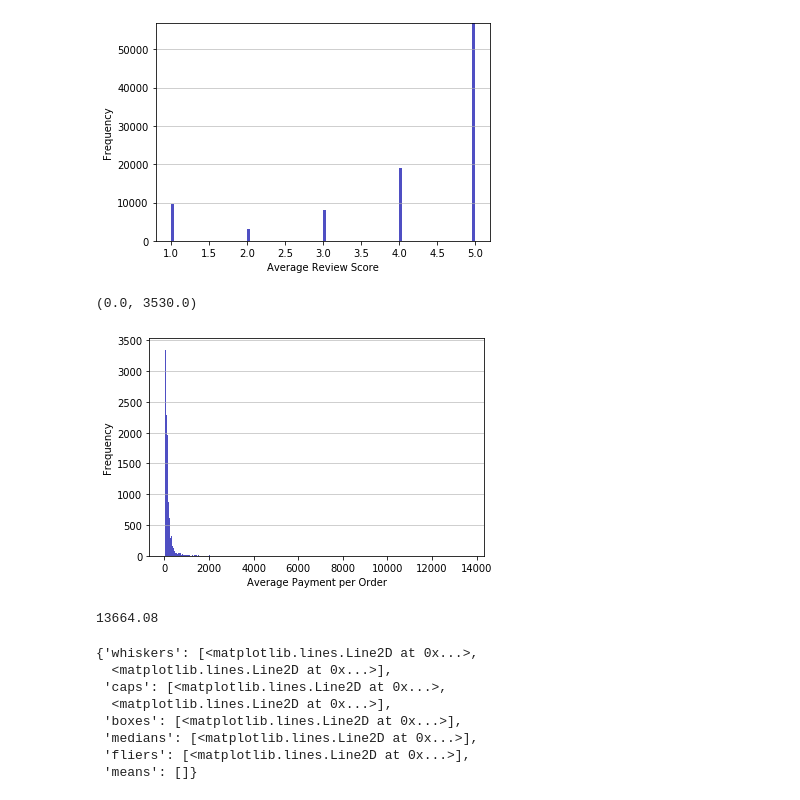
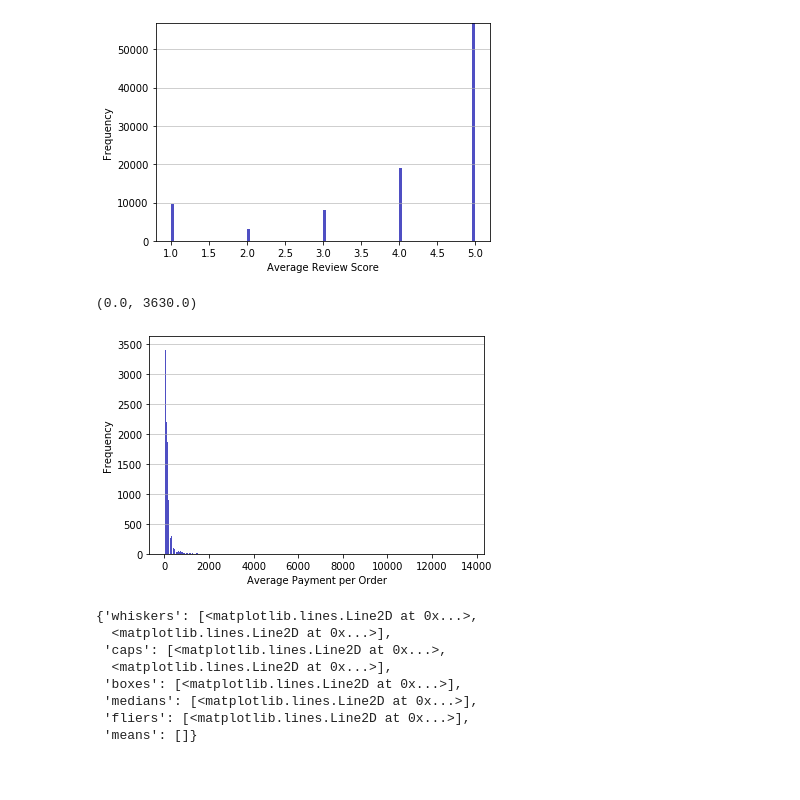
Before and after one commit to nicholasatyahadi/Customer-Purchasing-Behaviour-Analysis, a Jupyter notebook: main.ipynb, the cells around one changed output. Saved outputs shown, nothing was run; the diff lists cells and outputs as text; code cells hidden in the pictures; blank space fills up the shorter version.

```diff
--- a/main.ipynb
+++ b/main.ipynb
@@ -291,7 +314,9 @@ ordercat_sum
 #Pick the necessary columns
 temp = pysqldf("select order_id, avg(review_score) as avg_review from orderreview group by 1")
 orderreview_sum = (orderdb[['customer_id','order_id']]
-                   .merge(temp[['order_id','avg_review']], on = 'order_id', how ='left'))
+                   .merge(temp[['order_id','avg_review']], on = 'order_id', how ='left')
+                   .drop_duplicates()
+                  )
 orderreview_sum
 # %% [output]
 |  | customer_id | order_id | avg_review |
@@ -312,7 +337,7 @@ ordercat_sum.to_csv('ordercat.csv', index=False)
 orderpmt_sum.to_csv('orderpmt.csv', index = False)
 # %%
 #Dataset with review & average price per order
-temp = pysqldf("select distinct order_id,sum(total_payment) as total_payment from orderdb group by 1")
+temp = pysqldf("select distinct order_id,sum(total_payment) as total_payment, avg(total_payment) as avg_payment from orderdb group by 1")
 orderreview_sum1 = orderreview_sum.merge(temp, how = 'left', on = 'order_id').drop_duplicates().reset_index(drop=True)
 orderreview_sum1
 # %% [output]
@@ -369,18 +397,14 @@ plt.ylim(ymax=np.ceil(maxfreq / 10) * 10 if maxfreq % 10 else maxfreq + 10)
 (0.0, 56790.0)
 [figure]
 # %%
-n, bins, patches = plt.hist(x=orderreview_sum1.total_payment, bins='auto', color='#0504aa', alpha=0.7, rwidth=0.85)
+n, bins, patches = plt.hist(x=orderreview_sum1.avg_payment, bins='auto', color='#0504aa', alpha=0.7, rwidth=0.85)
 plt.grid(axis='y', alpha=0.75)
 plt.xlabel('Average Payment per Order')
 plt.ylabel('Frequency')
 maxfreq = n.max()
 plt.ylim(ymax=np.ceil(maxfreq / 10) * 10 if maxfreq % 10 else maxfreq + 10)
 # %% [output]
-(0.0, 3530.0)
+(0.0, 3630.0)
-[figure, old version]
+[figure, new version]
-# %%
-max(orderreview_sum1.total_payment)
-# %% [output]
-13664.08
 # %%
 fig1, ax1 = plt.subplots()
```
Also changed, not shown: parts of 20 cells of this notebook, 1 other file.
